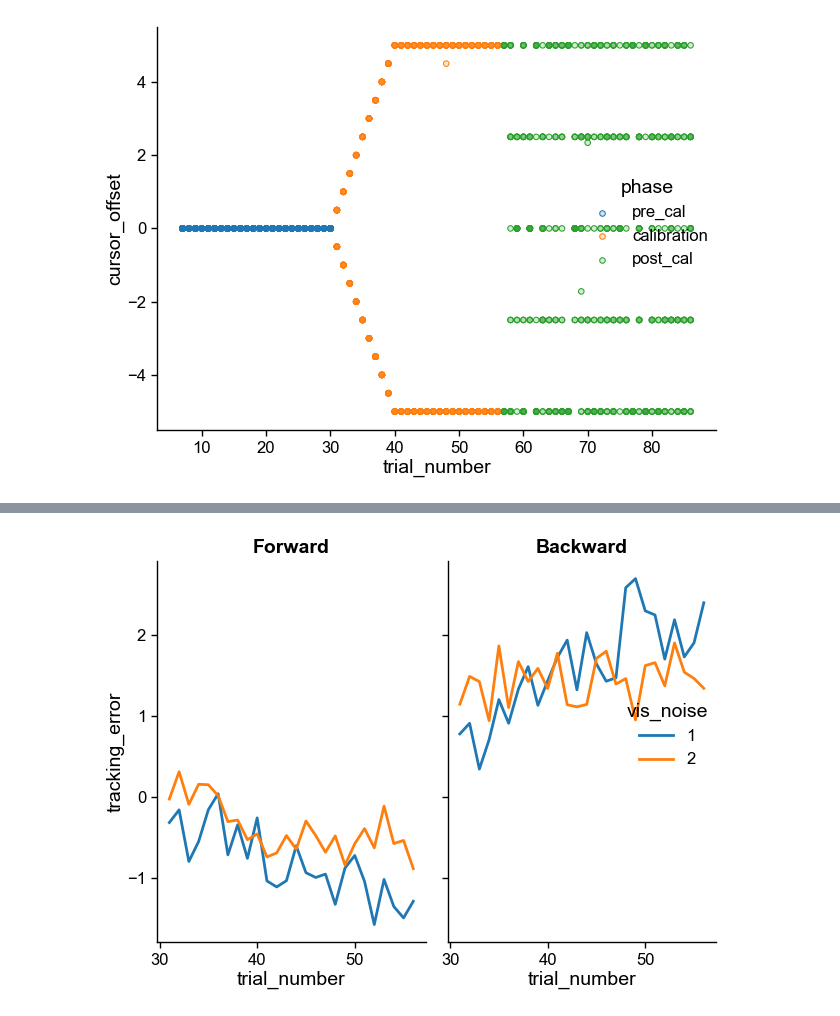
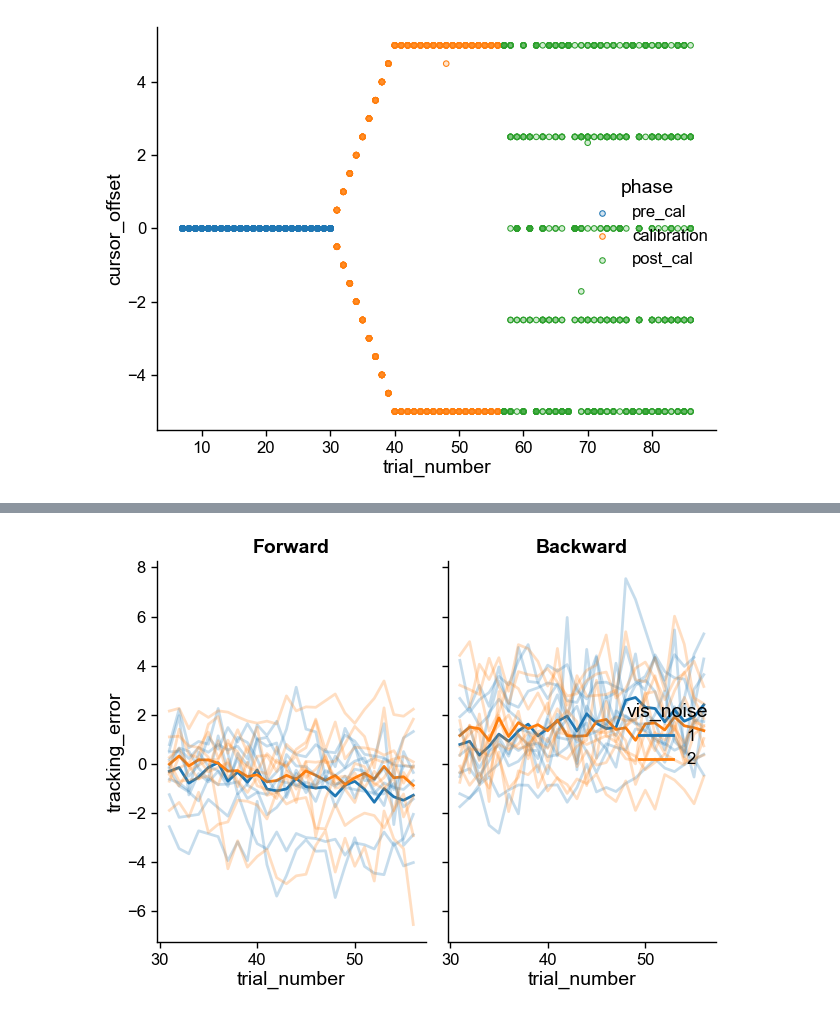
Before and after one commit to dominikstrb/cpp-proprioception, a Jupyter notebook: notebooks/CheckDataOffset.ipynb, the cells around one changed output, grey strips where cells are left out. Drawn from its saved outputs; the diff is of its cells as text; code cells hidden in the pictures.

```diff
--- a/notebooks/CheckDataOffset.ipynb
+++ b/notebooks/CheckDataOffset.ipynb
@@ -50,15 +50,16 @@ g.show()
 # %%
 g = (
     so.Plot(
         df[df["phase"] == "calibration"],
         x="trial_number",
         y="tracking_error",
         color="vis_noise",
     )
     .add(so.Line(), so.Agg())
+    .add(so.Line(alpha=0.25), so.Agg(), group="participant")
     .scale(color=so.Nominal())
     .facet(col="perturb")
 )
 g.show()
 # %% [output]
-[figure, old version]
+[figure, new version]
```
Also changed, not shown: parts of 3 cells of this notebook, 4 other files.
